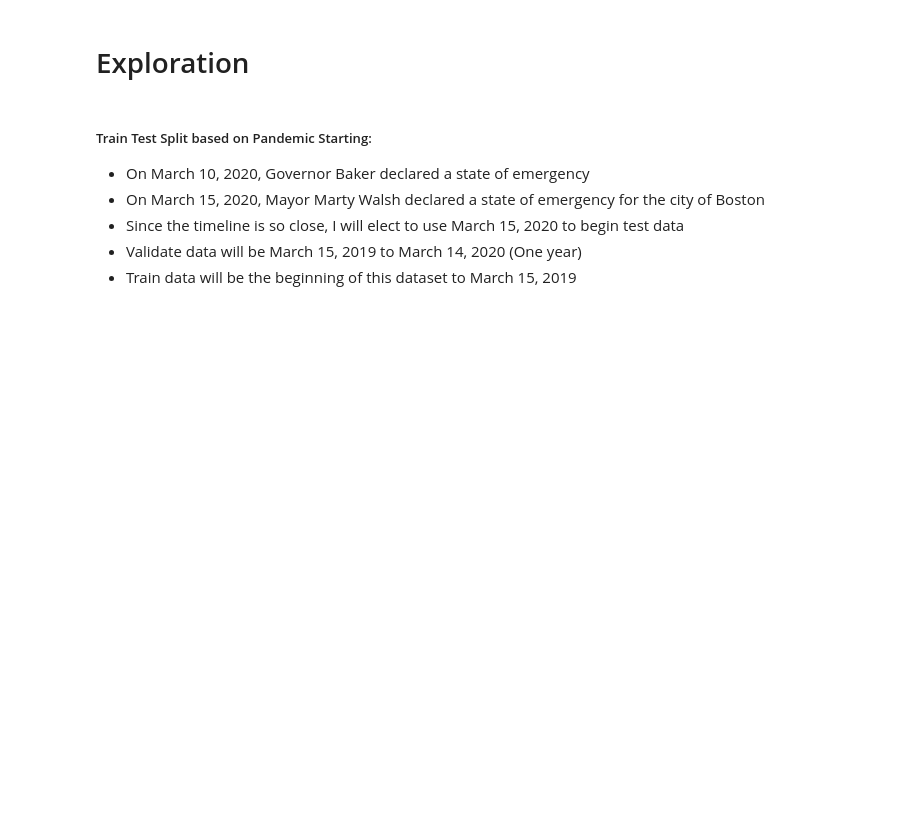
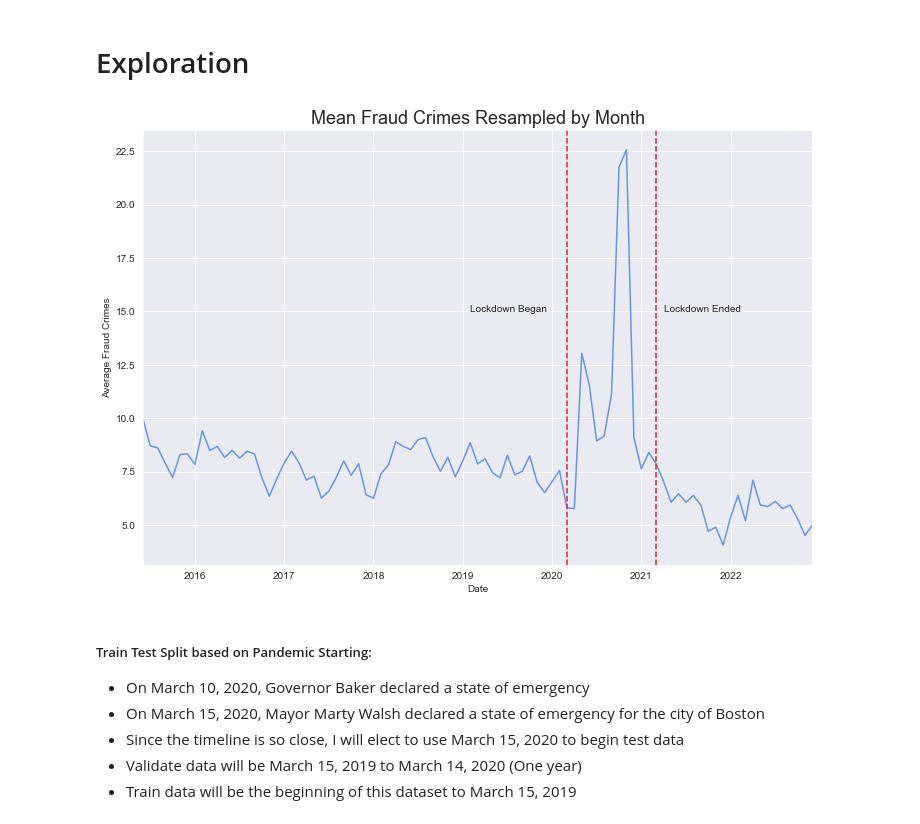
Before and after one commit to cristinalucin/boston-crime-data-project, a Jupyter notebook: Final Project Notebook.ipynb, the cells around one changed output. Drawn from its saved outputs; the diff is of its cells as text; code cells hidden in the pictures; blank space fills up the shorter version.

```diff
--- a/Final Project Notebook.ipynb
+++ b/Final Project Notebook.ipynb
@@ -152,6 +152,12 @@ dtypes: float64(2), int64(6), object(9)
 memory usage: 2.9+ MB
 # %% [markdown]
 # Exploration
+# %%
+##Resample by month to visualize 2015-2022 fraud crimes
+sns.set_style("darkgrid")
+e.monthly_fraud_viz(fraud_df)
+# %% [output]
+[figure, added]
 # %% [markdown]
 ##### Train Test Split based on Pandemic Starting:
 * On March 10, 2020, Governor Baker declared a state of emergency
```
Also changed, not shown: parts of 1 cell of this notebook, 2 other files.
